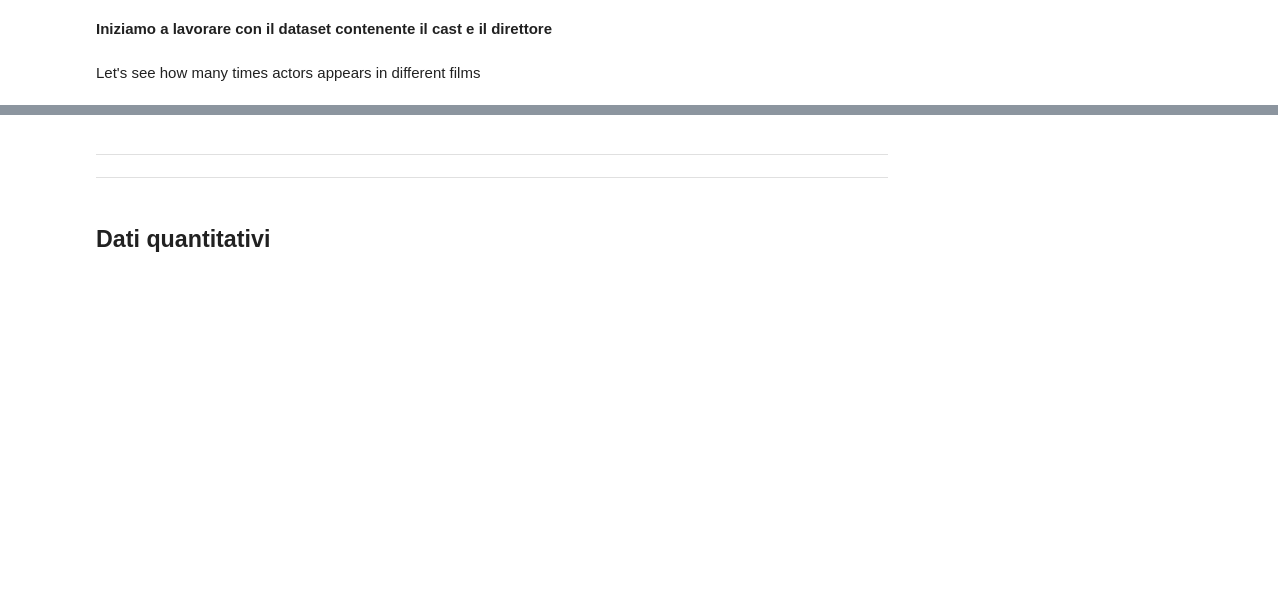
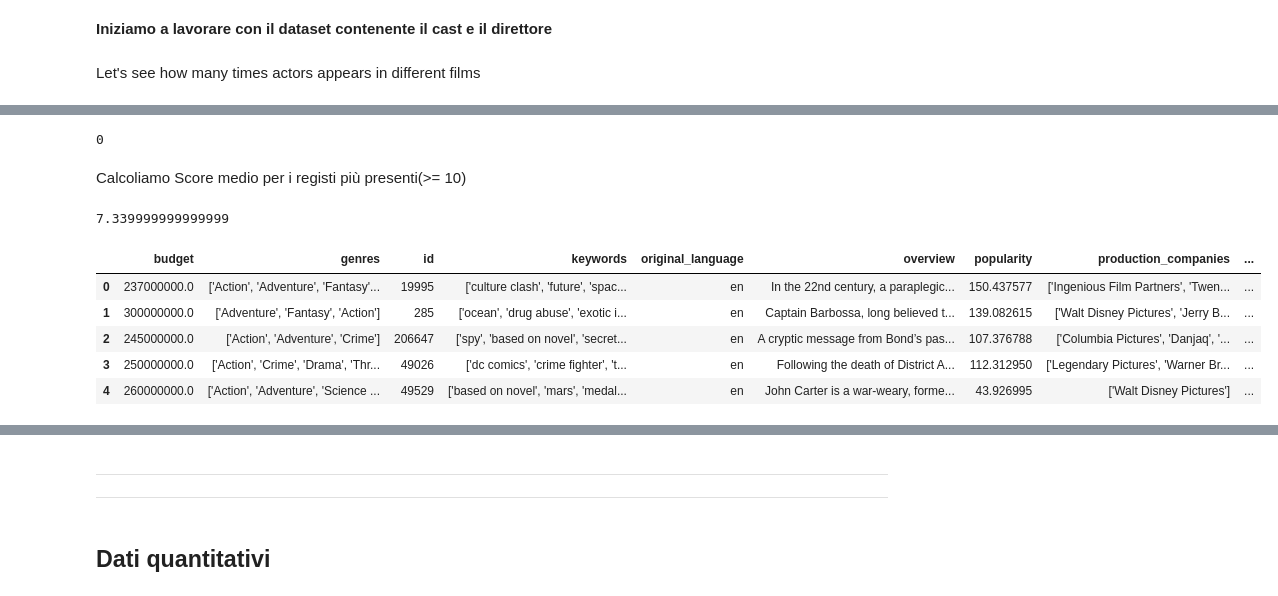
Before and after one commit to flenz00/TMDB-Movies, a Jupyter notebook: IMBD_Movies .ipynb, the cells around one changed output, grey strips where cells are left out. Saved outputs shown, nothing was run; the diff lists cells and outputs as text; code cells hidden in the pictures; blank space fills up the shorter version.

```diff
--- a/IMBD_Movies .ipynb
+++ b/IMBD_Movies .ipynb
@@ -773,0 +784,16 @@ plt.show()
+# %%
+""" def movies_for_director(x):
+    count = 0
+    #for row in Movies.index:
+    for el in list2:
+        #if Movies.loc[row,'director'] == x:
+        if el == x:
+            count += 1
+    return count
+
+print(movies_for_director(''))
+ """
+# %% [output]
+0
+# %% [markdown]
+Calcoliamo Score medio per i registi più presenti(>= 10)
@@ -773,0 +813,4 @@ plt.show()
+# %%
+print(ratings_for_director('David Fincher'))
+# %% [output]
+7.339999999999999
@@ -773,0 +830,9 @@ plt.show()
+# %%
+q_movies.head()
+# %% [output]
+|  | budget | genres | id | keywords | original_language | overview | popularity | production_companies | ... |
+| 0 | 237000000.0 | ['Action', 'Adventure', 'Fantasy'... | 19995 | ['culture clash', 'future', 'spac... | en | In the 22nd century, a paraplegic... | 150.437577 | ['Ingenious Film Partners', 'Twen... | ... |
+| 1 | 300000000.0 | ['Adventure', 'Fantasy', 'Action'] | 285 | ['ocean', 'drug abuse', 'exotic i... | en | Captain Barbossa, long believed t... | 139.082615 | ['Walt Disney Pictures', 'Jerry B... | ... |
+| 2 | 245000000.0 | ['Action', 'Adventure', 'Crime'] | 206647 | ['spy', 'based on novel', 'secret... | en | A cryptic message from Bond’s pas... | 107.376788 | ['Columbia Pictures', 'Danjaq', '... | ... |
+| 3 | 250000000.0 | ['Action', 'Crime', 'Drama', 'Thr... | 49026 | ['dc comics', 'crime fighter', 't... | en | Following the death of District A... | 112.312950 | ['Legendary Pictures', 'Warner Br... | ... |
+| 4 | 260000000.0 | ['Action', 'Adventure', 'Science ... | 49529 | ['based on novel', 'mars', 'medal... | en | John Carter is a war-weary, forme... | 43.926995 | ['Walt Disney Pictures'] | ... |
```
Also changed, not shown: parts of 18 cells of this notebook.
